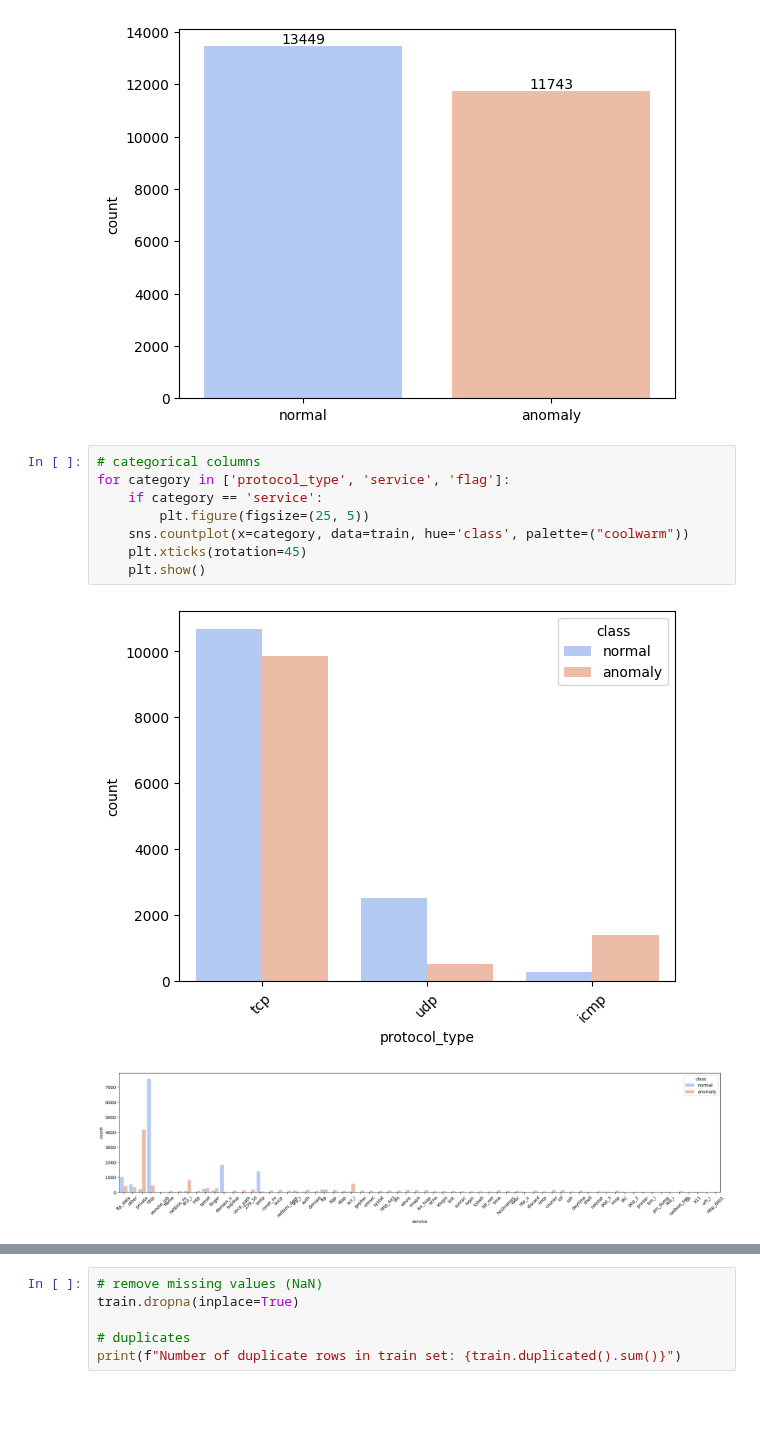
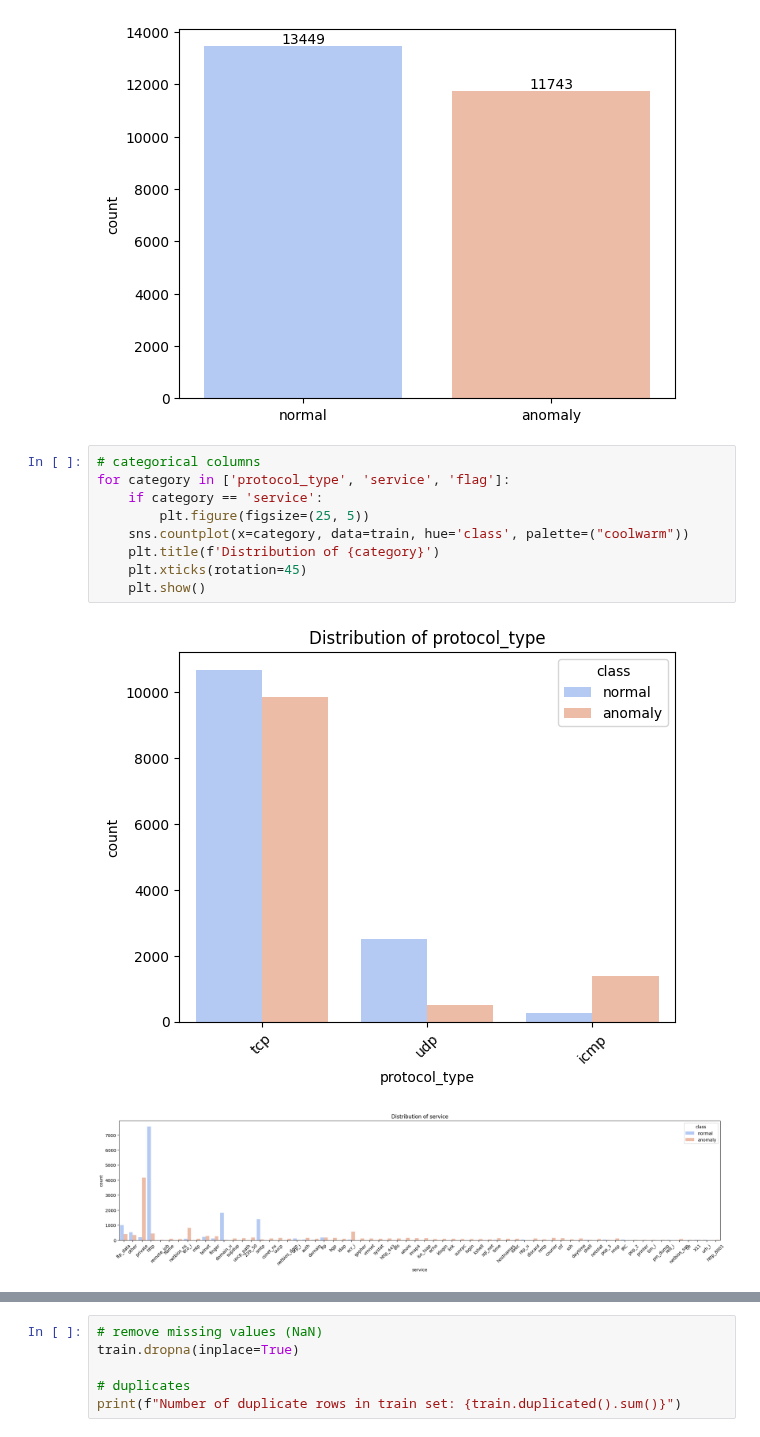
Before and after one commit to phoenixday/ml-algorithms, a Jupyter notebook: network-anomaly-detection.ipynb, the cells around one changed output, grey strips where cells are left out. Drawn from its saved outputs; the diff is of its cells as text; blank space fills up the shorter version.

```diff
--- a/network-anomaly-detection.ipynb
+++ b/network-anomaly-detection.ipynb
@@ -150,11 +151,12 @@ plt.show()
 # %%
 # categorical columns
 for category in ['protocol_type', 'service', 'flag']:
     if category == 'service':
         plt.figure(figsize=(25, 5))
     sns.countplot(x=category, data=train, hue='class', palette=("coolwarm"))
+    plt.title(f'Distribution of {category}')
     plt.xticks(rotation=45)
     plt.show()
 # %% [output]
-[figure, old version]
+[figure, new version]
-[figure, old version]
+[figure, new version]
```
Also changed, not shown: parts of 54 cells of this notebook.
